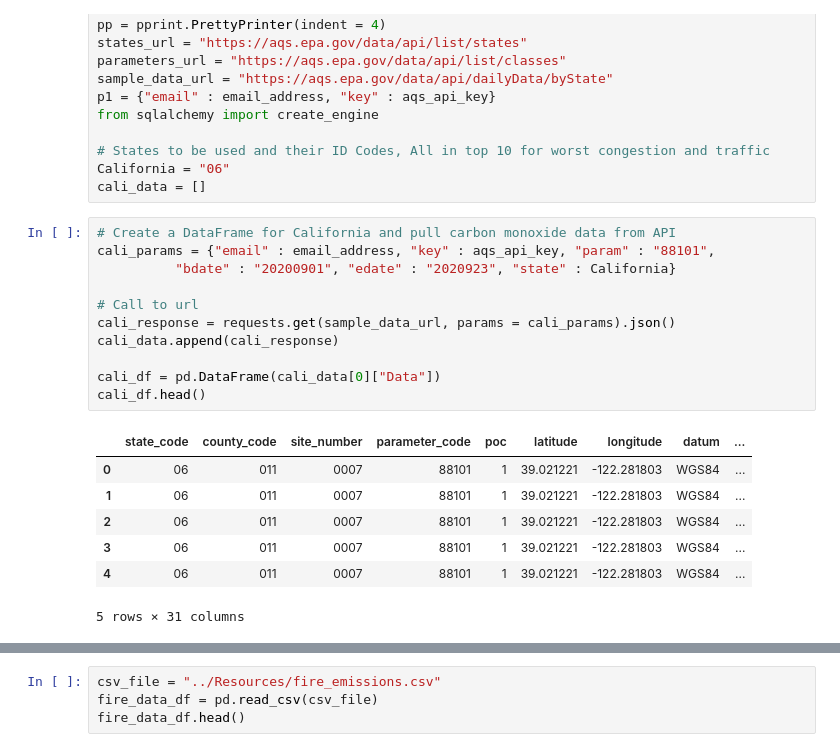
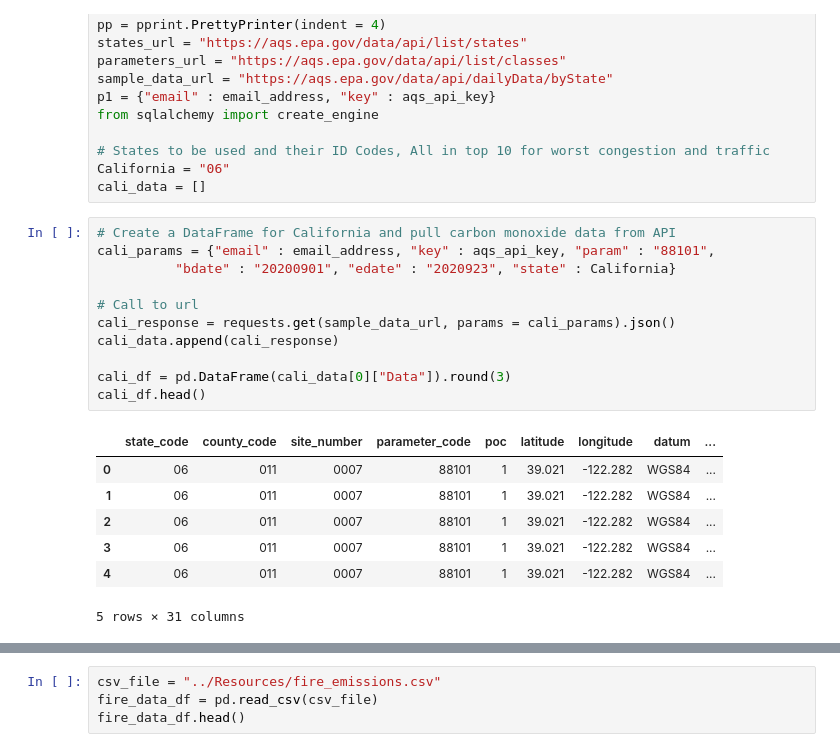
Before and after one commit to TrentELittle/Bootcamp-Project-2, a Jupyter notebook: Bootcamp-Project-2.ipynb, the cells around one changed output, grey strips where cells are left out. Drawn from its saved outputs; the diff is of its cells as text.

Commit message:
Round to 3 demicals
Lat and Long rounded

```diff
--- a/Bootcamp-Project-2.ipynb
+++ b/Bootcamp-Project-2.ipynb
@@ -22,21 +22,21 @@ cali_data = []
 # %%
 # Create a DataFrame for California and pull carbon monoxide data from API
 cali_params = {"email" : email_address, "key" : aqs_api_key, "param" : "88101",
           "bdate" : "20200901", "edate" : "2020923", "state" : California}
 
 # Call to url
 cali_response = requests.get(sample_data_url, params = cali_params).json()
 cali_data.append(cali_response)
 
-cali_df = pd.DataFrame(cali_data[0]["Data"])
+cali_df = pd.DataFrame(cali_data[0]["Data"]).round(3)
 cali_df.head()
 # %% [output]
 |  | state_code | county_code | site_number | parameter_code | poc | latitude | longitude | datum | ... |
-| 0 | 06 | 011 | 0007 | 88101 | 1 | 39.021221 | -122.281803 | WGS84 | ... |
-| 1 | 06 | 011 | 0007 | 88101 | 1 | 39.021221 | -122.281803 | WGS84 | ... |
-| 2 | 06 | 011 | 0007 | 88101 | 1 | 39.021221 | -122.281803 | WGS84 | ... |
-| 3 | 06 | 011 | 0007 | 88101 | 1 | 39.021221 | -122.281803 | WGS84 | ... |
-| 4 | 06 | 011 | 0007 | 88101 | 1 | 39.021221 | -122.281803 | WGS84 | ... |
+| 0 | 06 | 011 | 0007 | 88101 | 1 | 39.021 | -122.282 | WGS84 | ... |
+| 1 | 06 | 011 | 0007 | 88101 | 1 | 39.021 | -122.282 | WGS84 | ... |
+| 2 | 06 | 011 | 0007 | 88101 | 1 | 39.021 | -122.282 | WGS84 | ... |
+| 3 | 06 | 011 | 0007 | 88101 | 1 | 39.021 | -122.282 | WGS84 | ... |
+| 4 | 06 | 011 | 0007 | 88101 | 1 | 39.021 | -122.282 | WGS84 | ... |
 5 rows × 31 columns
 # %%
 clean_cali_df=cali_df.drop(["state_code","arithmetic_mean","cbsa", "pollutant_standard", "county_code","site_number","parameter_code","datum","cbsa_code","poc","method_code","local_site_name","event_type","validity_indicator","method_code"], axis=1)
```
Also changed, not shown: parts of 4 cells of this notebook.
